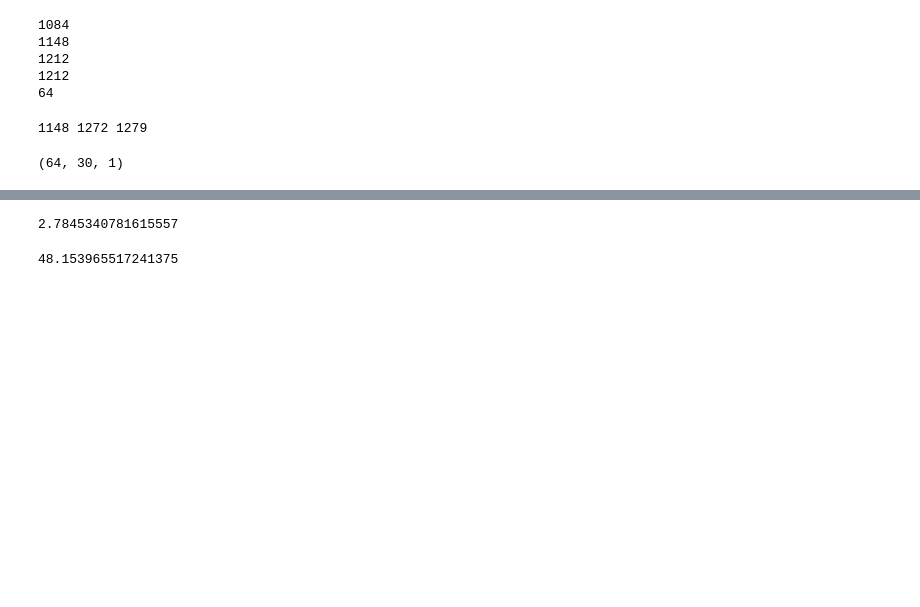
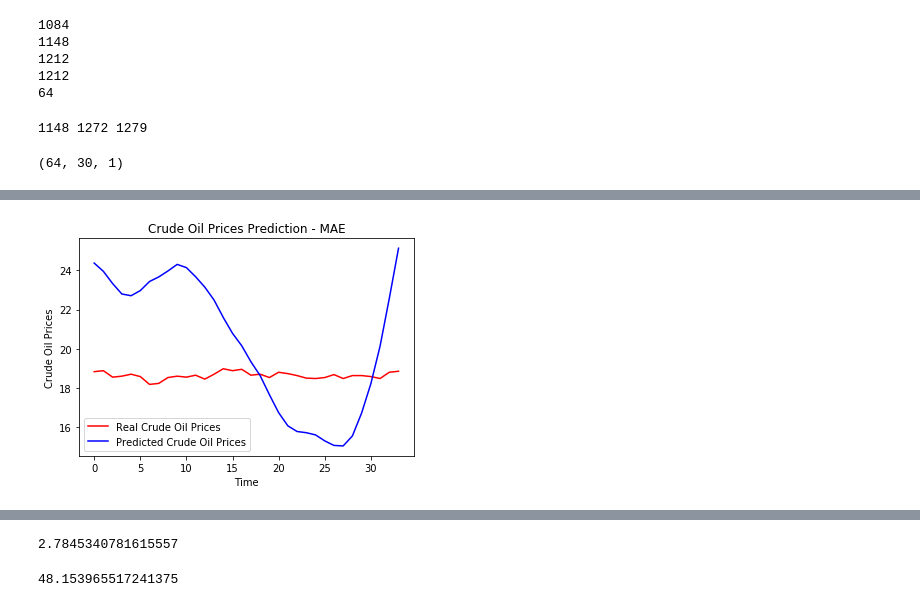
Before and after one commit to anirbankonar123/TimeSeriesAnalysis, a Jupyter notebook: TimeSeries_LSTM_OilPrice.ipynb, the cells around one changed output, grey strips where cells are left out. Drawn from its saved outputs; the diff is of its cells as text; code cells hidden in the pictures; blank space fills up the shorter version.

```diff
--- a/TimeSeries_LSTM_OilPrice.ipynb
+++ b/TimeSeries_LSTM_OilPrice.ipynb
@@ -417,3 +406,14 @@ plt.show()
+# %%
+# Visualising the results
+plt.plot(test_set[-34:].astype(float), color = 'red', label = 'Real Crude Oil Prices')
+plt.plot(y_test.astype(float), color = 'blue', label = 'Predicted Crude Oil Prices')
+plt.title('Crude Oil Prices Prediction - MAE')
+plt.xlabel('Time')
+plt.ylabel('Crude Oil Prices')
+plt.legend()
+plt.show()
+# %% [output]
+[figure, added]
 # %%
 #MSE (mean sqared error)
 import math
```
Also changed, not shown: parts of 32 cells of this notebook, 4 other files.
